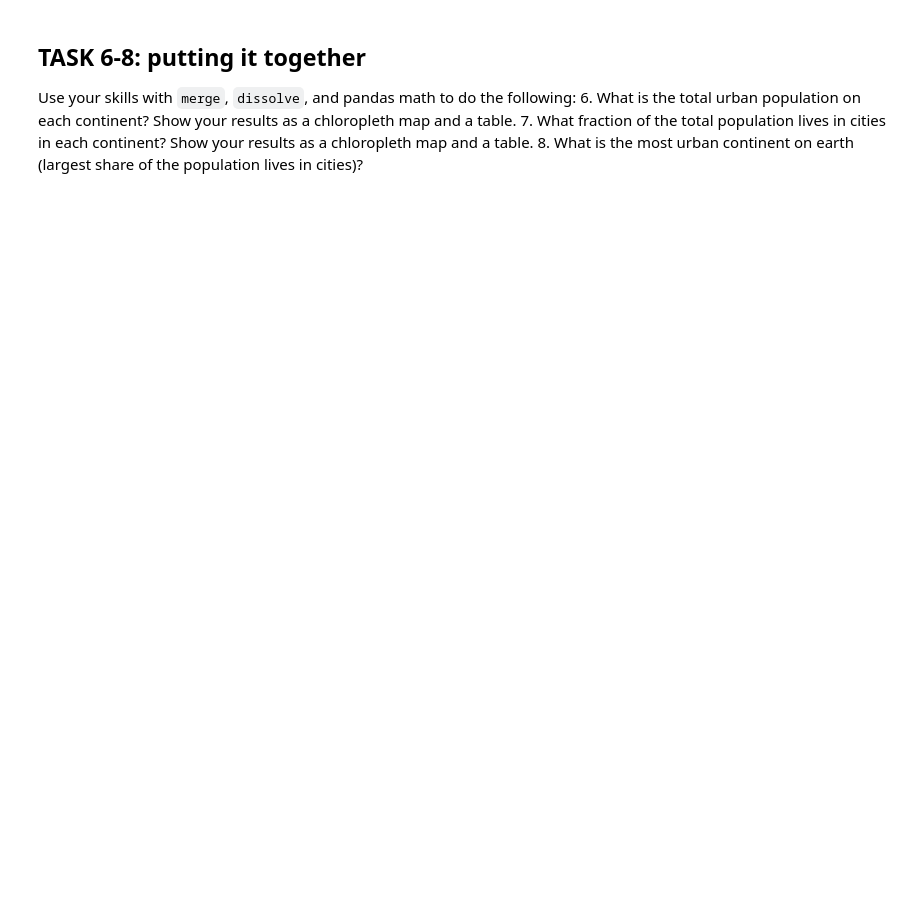
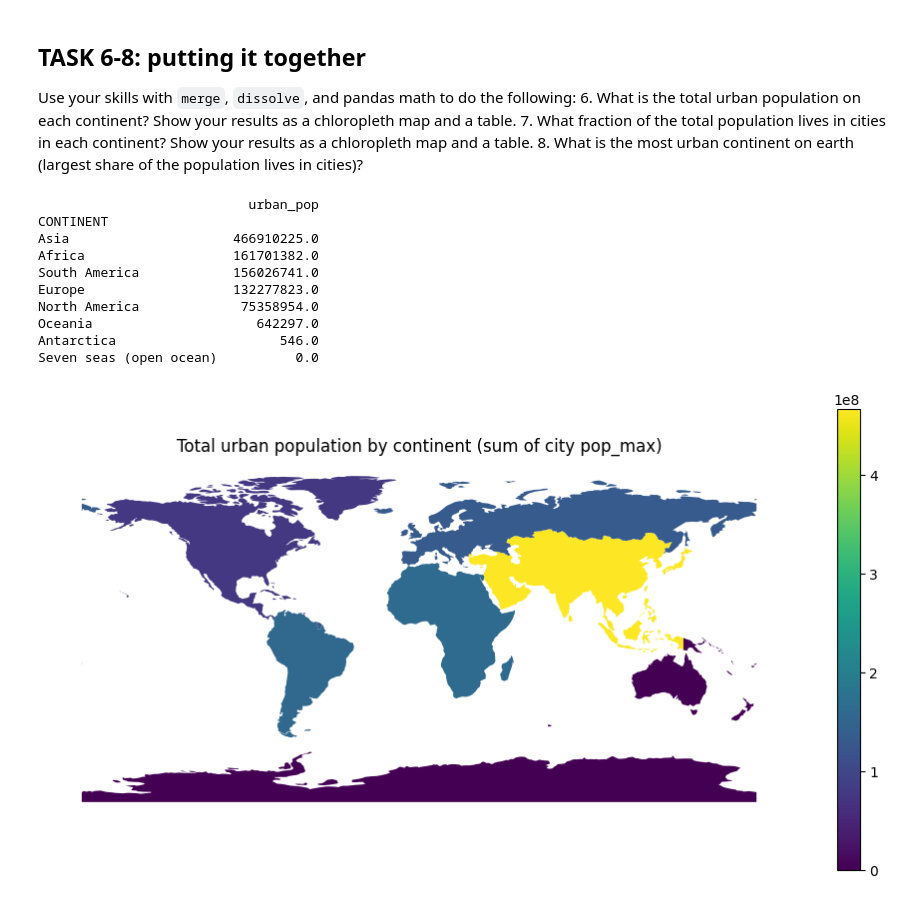
Before and after one commit to sajjadmv/WaterDig, a Jupyter notebook: CodeSprints/VectorData101.ipynb, the cells around one changed output. Drawn from its saved outputs; the diff is of its cells as text; code cells hidden in the pictures; blank space fills up the shorter version.

```diff
--- a/CodeSprints/VectorData101.ipynb
+++ b/CodeSprints/VectorData101.ipynb
@@ -392,0 +642,37 @@ Use your skills with `merge`, `dissolve`, and pandas math to do the following:
+# %%
+ # Task 6 code here:
+# Total urban population per continent = sum of city pop_max
+urban_by_cont = (
+    cities_with_country
+    .dropna(subset=["CONTINENT", "pop_max"])
+    .groupby("CONTINENT")["pop_max"]
+    .sum()
+    .rename("urban_pop")
+)
+
+
+cont6 = continents.join(urban_by_cont, how="left")
+cont6["urban_pop"] = cont6["urban_pop"].fillna(0)
+
+
+table6 = cont6[["urban_pop"]].sort_values("urban_pop", ascending=False)
+print(table6)
+
+
+fig, ax = plt.subplots(figsize=(12, 6))
+cont6.plot(column="urban_pop", legend=True, ax=ax)
+ax.set_title("Total urban population by continent (sum of city pop_max)")
+ax.set_axis_off()
+plt.show()
+# %% [output]
+                           urban_pop
+CONTINENT
+Asia                     466910225.0
+Africa                   161701382.0
+South America            156026741.0
+Europe                   132277823.0
+North America             75358954.0
+Oceania                     642297.0
+Antarctica                     546.0
+Seven seas (open ocean)          0.0
+[figure, added]
```
Also changed, not shown: parts of 39 cells of this notebook, 1 other file.
